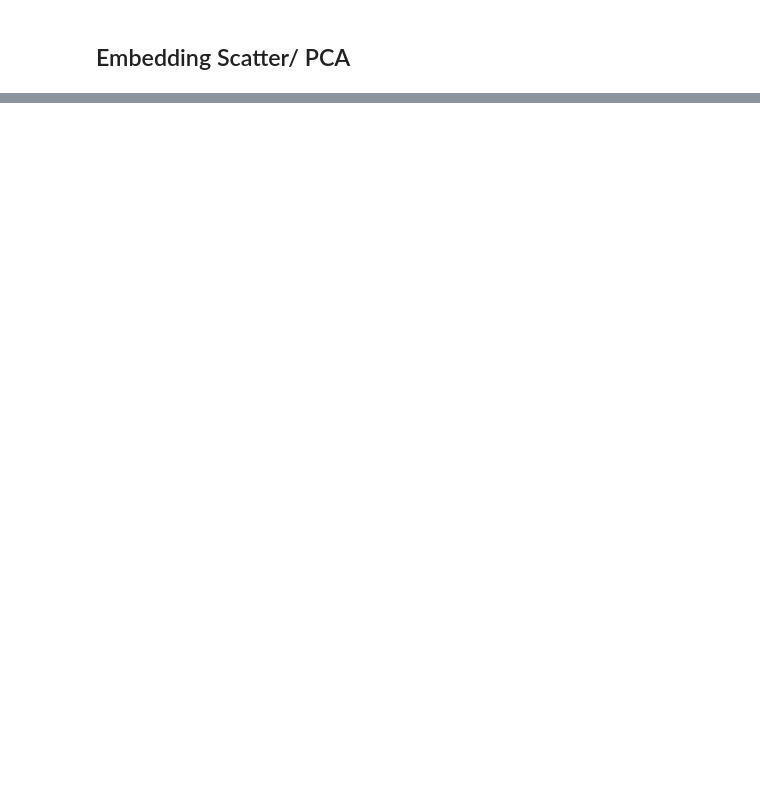
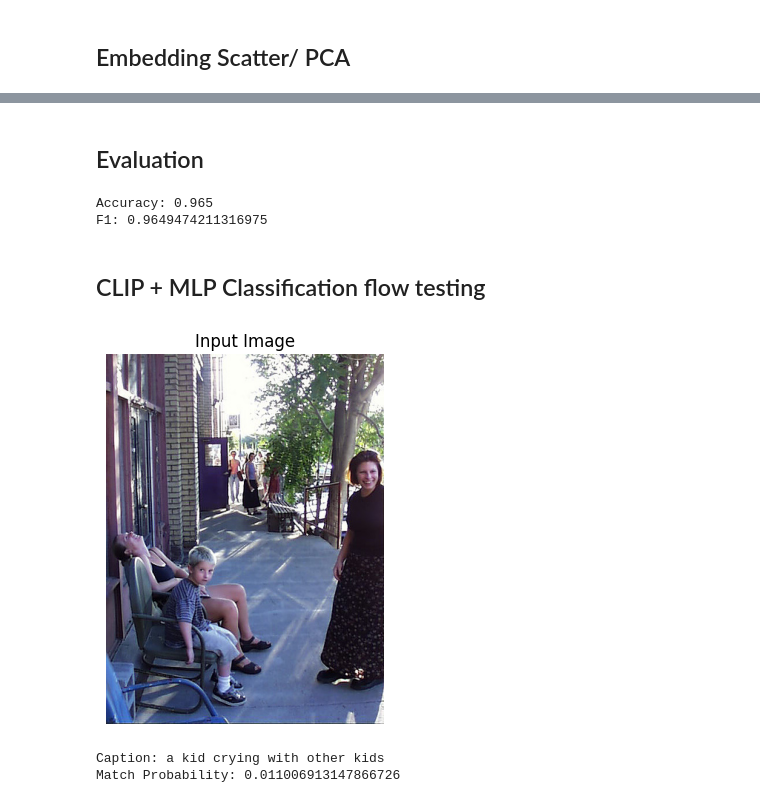
Before and after one commit to vs-06/Project_C-Refocus, a Jupyter notebook: MSDS_Project_Team3_CLIP_Implementation.ipynb, the cells around one changed output, grey strips where cells are left out. Cells and saved outputs as stored; diff of their text form; code cells hidden in the pictures; blank space fills up the shorter version.

Commit message:
MLP Implementation and testing for 10000 random images in the dataset.

```diff
--- a/MSDS_Project_Team3_CLIP_Implementation.ipynb
+++ b/MSDS_Project_Team3_CLIP_Implementation.ipynb
@@ -653,0 +985,25 @@ print("Total explained variance:", pca.explained_variance_ratio_.sum())
+# %% [markdown]
+## Evaluation
+# %%
+from sklearn.metrics import accuracy_score, f1_score
+
+model.eval()
+preds = []
+
+with torch.no_grad():
+    for xb, _ in test_loader:
+        xb = xb.to(device)
+        logits = model(xb)
+        probs = torch.sigmoid(logits)
+        preds.extend(probs.cpu().numpy())
+
+preds = np.array(preds)
+pred_labels = (preds >= 0.5).astype(int)
+
+print("Accuracy:", accuracy_score(y_test, pred_labels))
+print("F1:", f1_score(y_test, pred_labels))
+# %% [output]
+Accuracy: 0.965
+F1: 0.9649474211316975
+# %% [markdown]
+## CLIP + MLP Classification flow testing
@@ -653,0 +1034,40 @@ print("Total explained variance:", pca.explained_variance_ratio_.sum())
+# %%
+import matplotlib.pyplot as plt
+
+image = ds[90]["image"]
+# caption = chosen_captions[97]
+caption = 'a kid crying with other kids'
+
+# Show image
+plt.imshow(image)
+plt.axis("off")
+plt.title("Input Image")
+plt.show()
+
+# Print caption
+print("Caption:", caption)
+
+# CLIP
+inputs = clip_processor(
+    images=image,
+    text=[caption],
+    return_tensors="pt",
+    padding=True,
+    truncation=True
+).to(device)
+
+with torch.no_grad():
+    outputs = clip_model(**inputs)
+
+v_img = outputs.image_embeds[0].cpu().numpy()
+v_txt = outputs.text_embeds[0].cpu().numpy()
+
+# MLP
+prob = predict(v_img, v_txt)
+
+# Print result
+print("Match Probability:", prob)
+# %% [output]
+[figure, added]
+Caption: a kid crying with other kids
+Match Probability: 0.011006913147866726
```
Also changed, not shown: parts of 37 cells of this notebook.
